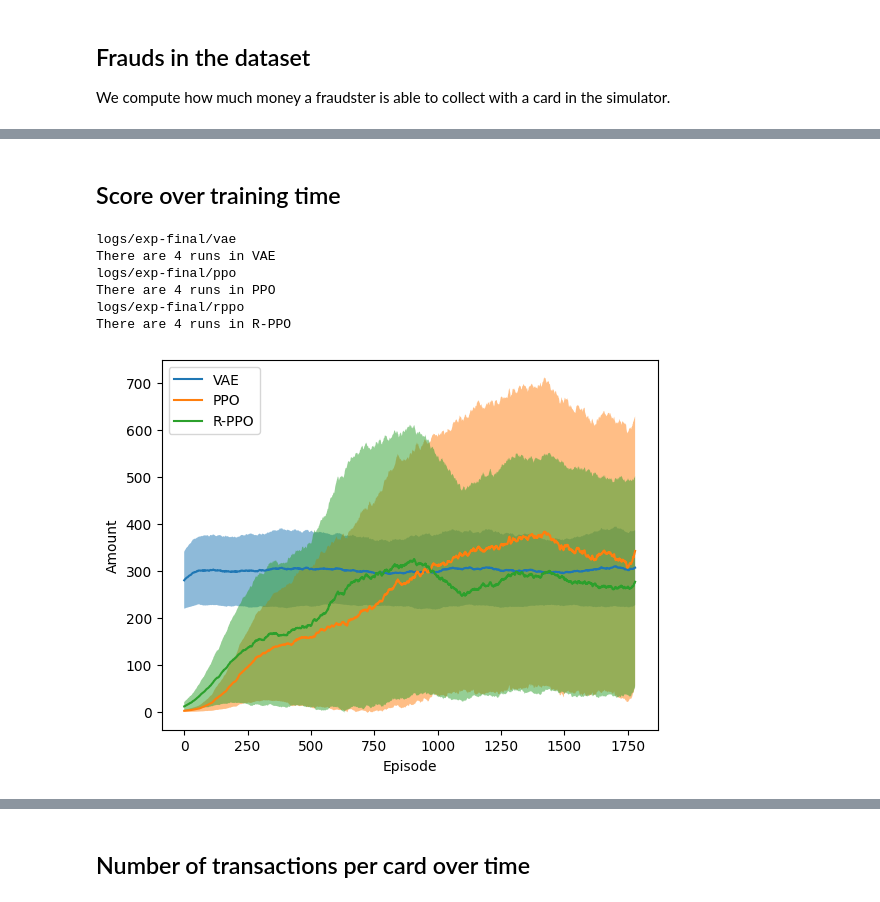
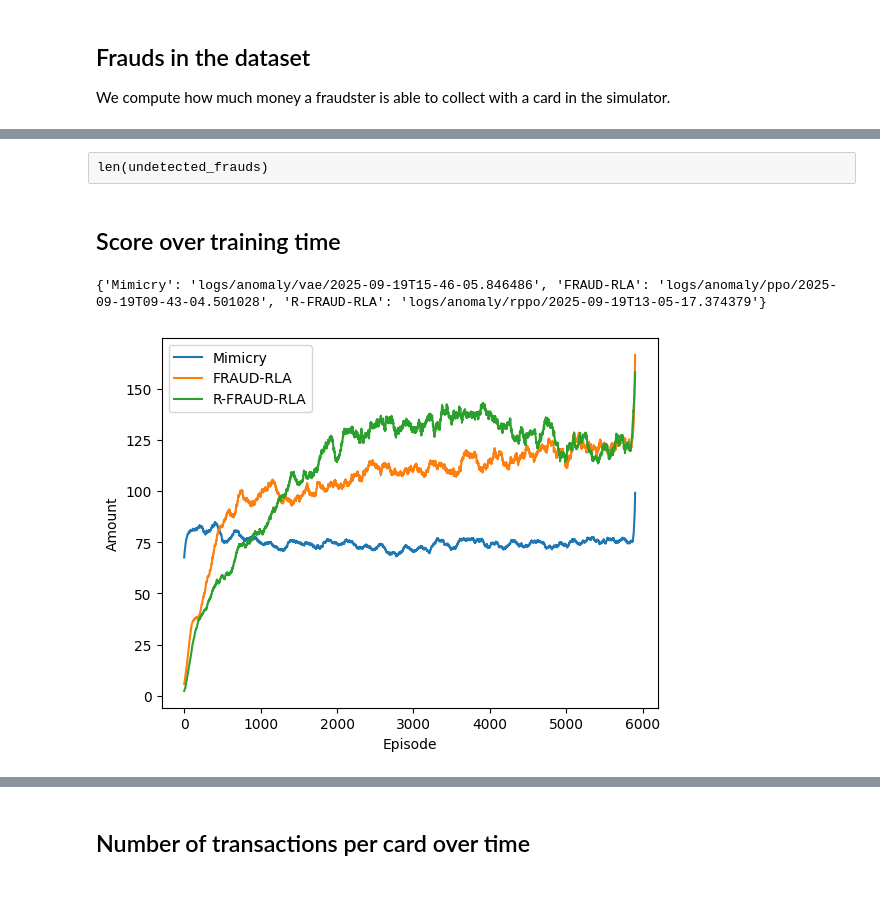
Before and after one commit to FaramirHurin/RL_Attack_September24, a Jupyter notebook: src/agents-comparison.ipynb, the cells around one changed output, grey strips where cells are left out. Cells and saved outputs as stored; diff of their text form; code cells hidden in the pictures.

```diff
--- a/src/agents-comparison.ipynb
+++ b/src/agents-comparison.ipynb
@@ -55,3 +44,5 @@ for trx in tqdm(frauds):
+# %% [raw]
+len(undetected_frauds)
 # %% [markdown]
 ## Score over training time
 # %%
@@ -61,18 +52,22 @@ anomaly = True
 
 if anomaly:
     logdirs = {
-        "VAE": "../logs/anomaly/vae/2025-09-19T15-46-05.846486",
-        "PPO": "../logs/anomaly/ppo/2025-09-19T09-43-04.501028",
-        "R-PPO": "../logs/anomaly/rppo/2025-09-19T13-05-17.374379",
+        "Mimicry": "logs/anomaly/vae/2025-09-19T15-46-05.846486",
+        "FRAUD-RLA": "logs/anomaly/ppo/2025-09-19T09-43-04.501028",
+        "R-FRAUD-RLA": "logs/anomaly/rppo/2025-09-19T13-05-17.374379",
     }
 else:
     logdirs = {
-        "VAE": "logs/no-anomaly/no-anomaly/vae/2025-09-19T16-41-07.764246",
-        "PPO": "logs/no-anomaly/no-anomaly/ppo/2025-09-19T11-40-32.971413",
-        "R-PPO": "logs/no-anomaly/no-anomaly/rppo/2025-09-19T14-08-14.120200"
+        "Mimicry": "logs/no-anomaly/no-anomaly/vae/2025-09-19T16-41-07.764246",
+        "FRAUD-RLA": "logs/no-anomaly/no-anomaly/ppo/2025-09-19T11-40-32.971413",
+        "R-FRAUD-RLA": "logs/no-anomaly/no-anomaly/rppo/2025-09-19T14-08-14.120200"
     }
 
+
+print(logdirs)
 
 def moving_average(data, window_size=100):
     """Compute the moving average of a 1D array."""
     return np.convolve(data, np.ones(window_size) / window_size, mode="valid")
+# %% [output]
+{'Mimicry': 'logs/anomaly/vae/2025-09-19T15-46-05.846486', 'FRAUD-RLA': 'logs/anomaly/ppo/2025-09-19T09-43-04.501028', 'R-FRAUD-RLA': 'logs/anomaly/rppo/2025-09-19T13-05-17.374379'}
@@ -87,6 +87,7 @@ import matplotlib.pyplot as plt
 # First, collect all sequences to determine the max length
 all_means = {}
 all_stds = {}
+all_sums = {}
 max_len = 2500
 
 # First pass to find max length
@@ -102,40 +103,35 @@ for label, logdir in logdirs.items():
     max_len = max(max_len, len(mean))
 
 # Now pad all sequences to max_len with NaNs
 for label in logdirs:
     mean = all_means[label]
     summa = all_sums[label]
     std = all_stds[label]
     padded_mean = np.full(max_len, np.nan)
     padded_sum = np.full(max_len, np.nan)
     padded_std = np.full(max_len, np.nan)
     padded_mean[:len(mean)] = mean
     padded_sum[:len(summa)] = summa
     padded_std[:len(std)] = std
 
 
     # Compute 95% CI
     # ci95 = 1.96 * (padded_std / exp.n_runs**0.5)
     x = np.arange(max_len)
     if PLOT_SUM:
         plt.plot(x, padded_sum, label=label)
     else:
         plt.plot(x, padded_mean, label=label)
     #plt.fill_between(x, padded_mean - ci95, padded_mean + ci95, alpha=0.5)
 
 plt.xlabel("Episode")
 plt.ylabel("Amount")
 #plt.ylim(top=300)
 plt.legend()
+#plt.show()
 plt.savefig("amount-over-time_anomaly.svg")
 # %% [output]
-logs/exp-final/vae
-There are 4 runs in VAE
-logs/exp-final/ppo
-There are 4 runs in PPO
-logs/exp-final/rppo
-There are 4 runs in R-PPO
-[figure, old version]
+[figure, new version]
 # %%
 import numpy as np
 import pandas as pd
```
Also changed, not shown: parts of 31 cells of this notebook, 2 other files.
